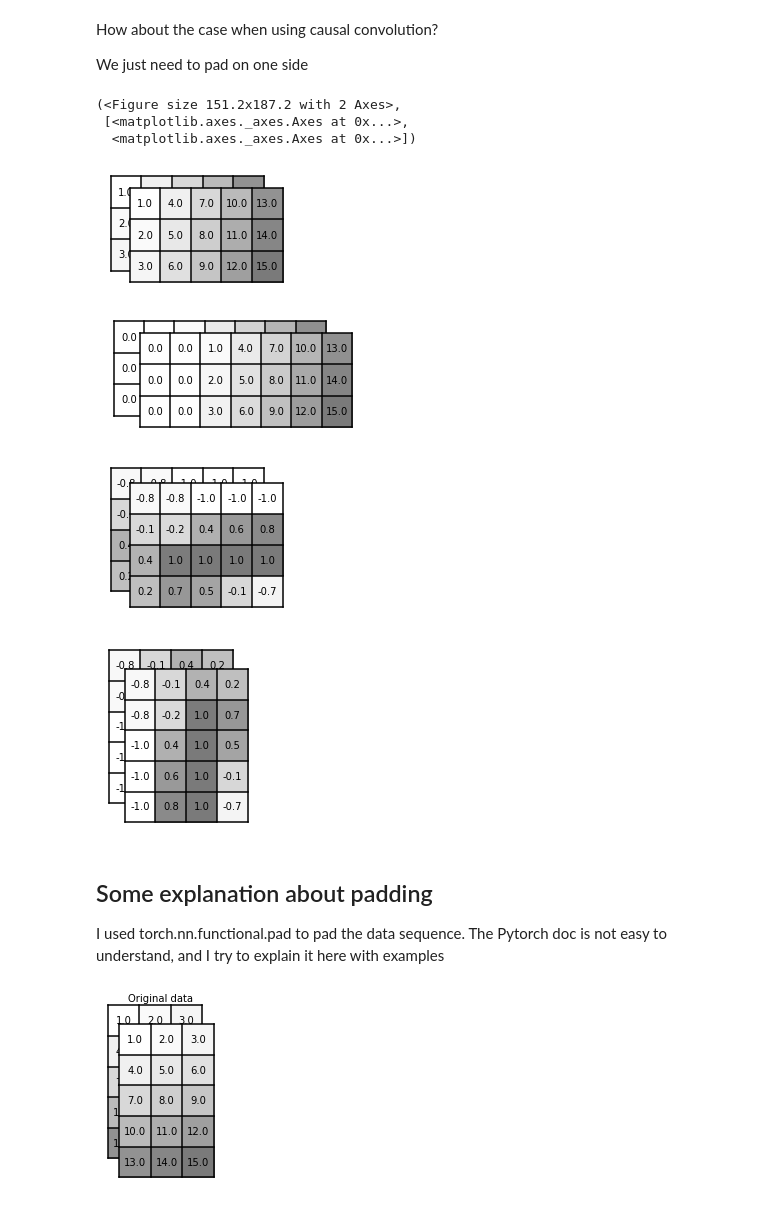
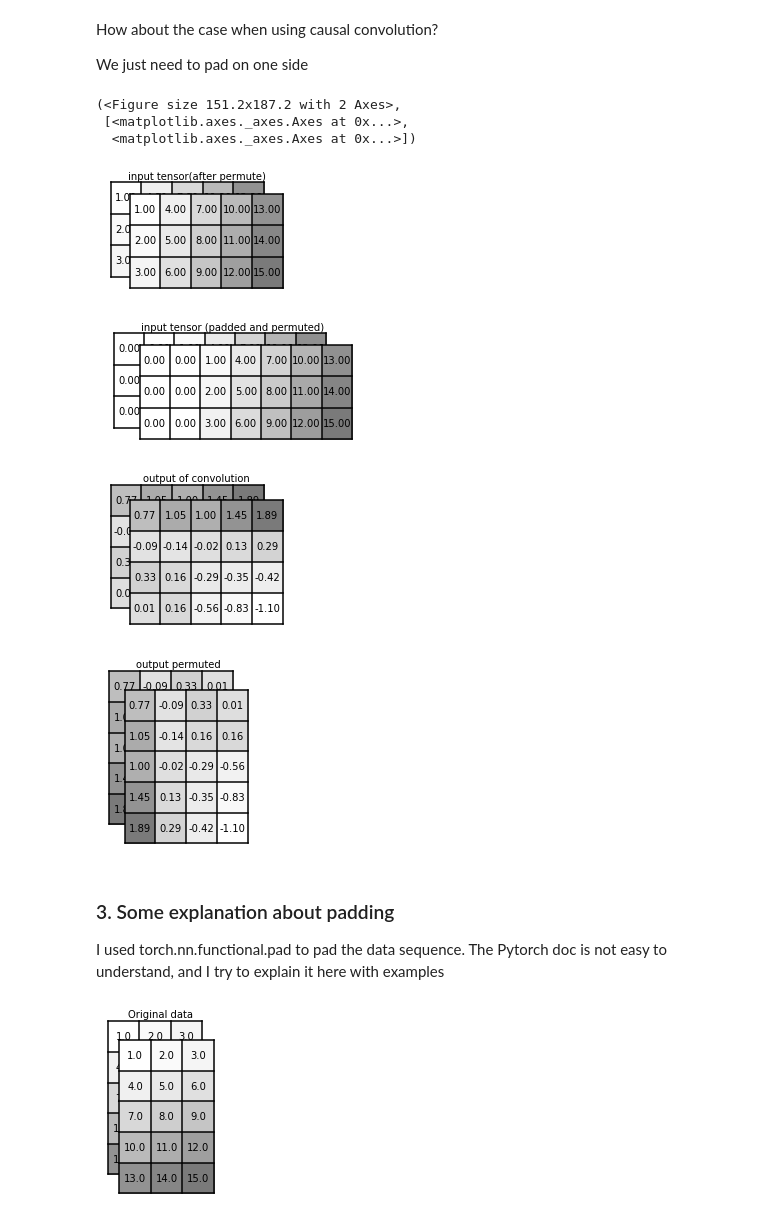
Before and after one commit to nii-yamagishilab/project-NN-Pytorch-scripts, a Jupyter notebook: tutorials/3_conv1d.ipynb, the cells around one changed output. Drawn from its saved outputs; the diff is of its cells as text; code cells hidden in the pictures.

```diff
--- a/tutorials/3_conv1d.ipynb
+++ b/tutorials/3_conv1d.ipynb
@@ -91,9 +86,11 @@ dilation_size = 1
 with torch.no_grad():
     # create input data
     input_data = data
+    torch.manual_seed(1)
 
     # create a conv1d layer (non-causal, dilation 1, kernel_s 2)
-    l_conv1d = Conv1dKeepLength(input_feature_dim, output_feature_dim, dilation_s=dilation_size, kernel_s=kernel_size)
+    l_conv1d = Conv1dKeepLength(input_feature_dim, output_feature_dim, dilation_s=dilation_size, kernel_s=kernel_size,
+                                tanh=False)
 
     # compute output data
     output_data = l_conv1d(input_data)
@@ -151,35 +164,35 @@ We just need to pad on one side
 # %%
 #
 # step1. permute
 x = data.permute(0, 2, 1)
-plot_lib.plot_tensor(x, color_on_value=True)
+plot_lib.plot_tensor(x, color_on_value=True, title='input tensor(after permute)', deci_width=2)
 
 # step2. padding
 # For non-casual CNN, we pad on both left and right side
 pad_le = dilation_size * (kernel_size - 1)
 pad_ri = 0
 
 x = torch_nn_func.pad(x.unsqueeze(2), (pad_le, pad_ri,0,0), mode = 'constant').squeeze(2)
-plot_lib.plot_tensor(x, color_on_value=True)
+plot_lib.plot_tensor(x, color_on_value=True, title='input tensor (padded and permuted)', deci_width=2)
 
 # step3. convolution
 with torch.no_grad():
     y = l_conv1d.l_ac(super(Conv1dKeepLength, l_conv1d).forward(x))
-plot_lib.plot_tensor(y, color_on_value=True)
+plot_lib.plot_tensor(y, color_on_value=True, title='output of convolution', deci_width=2)
 
 # step4. permute back
 y = y.permute(0, 2, 1)
-plot_lib.plot_tensor(y, color_on_value=True)
+plot_lib.plot_tensor(y, color_on_value=True, title='output permuted', deci_width=2)
 # %% [output]
 (<Figure size 151.2x187.2 with 2 Axes>,
  [<matplotlib.axes._axes.Axes at 0x...>,
   <matplotlib.axes._axes.Axes at 0x...>])
-[figure, old version]
+[figure, new version]
-[figure, old version]
+[figure, new version]
-[figure, old version]
+[figure, new version]
-[figure, old version]
+[figure, new version]
 # %% [markdown]
-## Some explanation about padding
+### 3. Some explanation about padding
 
 I used torch.nn.functional.pad to pad the data sequence. The Pytorch doc is not easy to understand, and I try to explain it here with examples
 # %%
```
Also changed, not shown: parts of 4 cells of this notebook, 7 other files.
